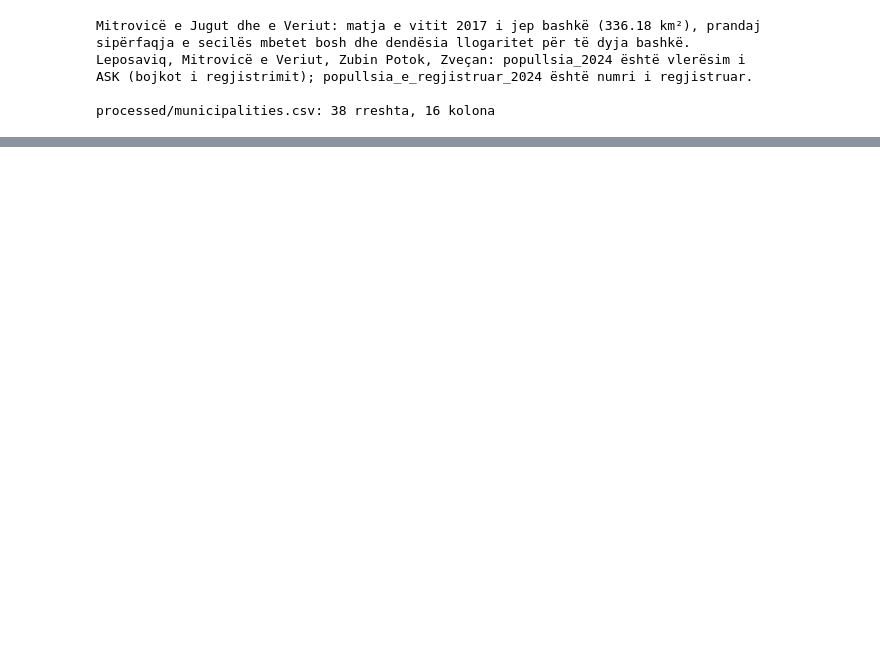
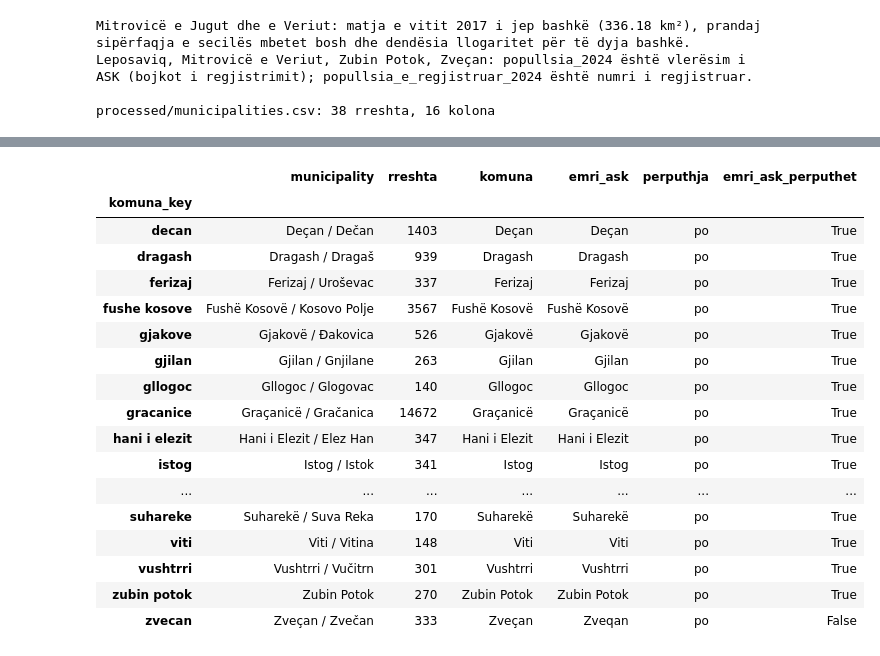
Before and after one commit to dafinakeqmezi/PVDH_Kosovo-Biodiversity-Analysis, a Jupyter notebook: notebooks/01_mbledhja_kualiteti.ipynb, the cells around one changed output, grey strips where cells are left out. Cells and saved outputs as stored; diff of their text form; code cells hidden in the pictures; blank space fills up the shorter version.

Commit message:
Join the dataset with municipality area and population

```diff
--- a/notebooks/01_mbledhja_kualiteti.ipynb
+++ b/notebooks/01_mbledhja_kualiteti.ipynb
@@ -1780,0 +1785,72 @@ processed/municipalities.csv: 38 rreshta, 16 kolona
+# %%
+section("5.2 INTEGRIMI: BASHKIMI ME DATASET-IN")
+import unicodedata
+
+
+def municipality_key(name):
+    """Çelësi i komunës: pjesa shqip para ' / ', me shkronja të vogla, pa diakritikë dhe pa hapësira të tepërta.
+    'Ferizaj / Uroševac' -> 'ferizaj', 'Graçanicë / Gračanica' -> 'gracanice'."""
+    s = str(name).split(" / ")[0].strip().lower()
+    s = "".join(ch for ch in unicodedata.normalize("NFKD", s) if not unicodedata.combining(ch))
+    return " ".join(s.split())
+
+
+municipalities = pd.read_csv(PROCESSED_DIR / "municipalities.csv")
+municipalities["komuna_key"] = municipalities.komuna.map(municipality_key)
+assert municipalities.komuna_key.is_unique
+
+JOIN_COLS = ["komuna_key", "popullsia_2024", "popullsia_e_regjistruar_2024", "popullsia_vleresim_ask",
+             "siperfaqja_km2", "njesia_e_siperfaqes", "siperfaqja_njesise_km2", "dendesia_banore_km2"]
+left = df_raw.assign(komuna_key=df_raw.municipality.map(municipality_key))
+joined = left.merge(municipalities[JOIN_COLS], on="komuna_key", how="left", validate="many_to_one",
+                    indicator=True)
+
+# --- Tabela e çelësave: emri dygjuhësh -> çelësi -> komuna te municipalities.csv ---
+key_table = (left.groupby(["municipality", "komuna_key"]).size().rename("rreshta").reset_index()
+             .merge(municipalities[["komuna_key", "komuna", "emri_ask"]], on="komuna_key", how="outer",
+                    indicator="perputhja")
+             .sort_values("komuna_key").set_index("komuna_key"))
+key_table["perputhja"] = key_table.perputhja.map({"both": "po", "left_only": "vetëm në dataset",
+                                                  "right_only": "vetëm te municipalities.csv"})
+key_table["emri_ask_perputhet"] = key_table.emri_ask.map(municipality_key) == key_table.index
+print("Çelësi i komunës për 38 emrat")
+display(key_table)
+
+# --- Kontrollet e bashkimit ---
+mun_rows = joined.drop_duplicates("komuna_key")
+join_check = pd.Series({
+    "rreshta para": len(df_raw),
+    "rreshta pas": len(joined),
+    "kolona para": df_raw.shape[1],
+    "kolona pas": joined.shape[1] - 1,  # pa kolonën ndihmëse _merge
+    "komuna në dataset": left.komuna_key.nunique(),
+    "komuna te municipalities.csv": len(municipalities),
+    "komuna që përputhen": int((key_table.perputhja == "po").sum()),
+    "rreshta pa përputhje": int((joined._merge != "both").sum()),
+    "rreshta me popullsi bosh pas bashkimit": int(joined.popullsia_2024.isna().sum()),
+    "rreshta me sipërfaqe njësie bosh pas bashkimit": int(joined.siperfaqja_njesise_km2.isna().sum()),
+    "popullsia e 38 komunave pas bashkimit": int(mun_rows.popullsia_2024.sum()),
+    "emra të ASK që përputhen pa korrigjim": int(key_table.emri_ask_perputhet.sum()),
+}, name="vlera").to_frame()
+join_check["pritet"] = [len(df_raw), len(df_raw), df_raw.shape[1], df_raw.shape[1] + len(JOIN_COLS), 38, 38, 38,
+                        0, 0, 0, 1_602_515, "–"]
+join_check["kalon"] = [v == p if p != "–" else "–" for v, p in zip(join_check.vlera, join_check.pritet)]
+print("\nRezultati i kontrollit të bashkimit")
+display(join_check)
+assert all(k for k in join_check.kalon if k != "–"), "Bashkimi nuk i kaloi kontrollet"
+assert joined.gbifID.equals(df_raw.gbifID), "Rendi ose numri i rreshtave ndryshoi"
+
+key_table.to_csv(REPORTS_DIR / "01_bashkimi_celesat.csv")
+join_check.to_csv(REPORTS_DIR / "01_bashkimi_kontrolli.csv")
+
+# Kolonat origjinale ruhen tekstualisht si në CSV-në burimore (p.sh. 2026, TRUE), pa konvertimet e pandas
+raw_text = pd.read_csv(DATA_PATH, dtype=str, keep_default_na=False)
+biodiversity_municipalities = pd.concat([raw_text, joined[JOIN_COLS].reset_index(drop=True)], axis=1)
+assert biodiversity_municipalities.gbifID.astype("int64").equals(df_raw.gbifID)
+OUT_JOINED = PROCESSED_DIR / "biodiversity_municipalities.csv"
+biodiversity_municipalities.to_csv(OUT_JOINED, index=False)
+print(f"\n{OUT_JOINED.relative_to(ROOT)}: {len(biodiversity_municipalities):,} rreshta, "
+      f"{biodiversity_municipalities.shape[1]} kolona ({df_raw.shape[1]} origjinale + {len(JOIN_COLS)} të reja), "
+      f"{OUT_JOINED.stat().st_size / 1024**2:.1f} MB")
+print("Kolonat e reja:", ", ".join(JOIN_COLS))
+# %% [output]
@@ -1780,0 +1861,18 @@ processed/municipalities.csv: 38 rreshta, 16 kolona
+|  | municipality | rreshta | komuna | emri_ask | perputhja | emri_ask_perputhet |
+| komuna_key |  |  |  |  |  |  |
+| decan | Deçan / Dečan | 1403 | Deçan | Deçan | po | True |
+| dragash | Dragash / Dragaš | 939 | Dragash | Dragash | po | True |
+| ferizaj | Ferizaj / Uroševac | 337 | Ferizaj | Ferizaj | po | True |
+| fushe kosove | Fushë Kosovë / Kosovo Polje | 3567 | Fushë Kosovë | Fushë Kosovë | po | True |
+| gjakove | Gjakovë / Đakovica | 526 | Gjakovë | Gjakovë | po | True |
+| gjilan | Gjilan / Gnjilane | 263 | Gjilan | Gjilan | po | True |
+| gllogoc | Gllogoc / Glogovac | 140 | Gllogoc | Gllogoc | po | True |
+| gracanice | Graçanicë / Gračanica | 14672 | Graçanicë | Graçanicë | po | True |
+| hani i elezit | Hani i Elezit / Elez Han | 347 | Hani i Elezit | Hani i Elezit | po | True |
+| istog | Istog / Istok | 341 | Istog | Istog | po | True |
+| ... | ... | ... | ... | ... | ... | ... |
+| suhareke | Suharekë / Suva Reka | 170 | Suharekë | Suharekë | po | True |
+| viti | Viti / Vitina | 148 | Viti | Viti | po | True |
+| vushtrri | Vushtrri / Vučitrn | 301 | Vushtrri | Vushtrri | po | True |
+| zubin potok | Zubin Potok | 270 | Zubin Potok | Zubin Potok | po | True |
+| zvecan | Zveçan / Zvečan | 333 | Zveçan | Zveqan | po | False |
```
Also changed, not shown: parts of 2 cells of this notebook, 5 other files.
